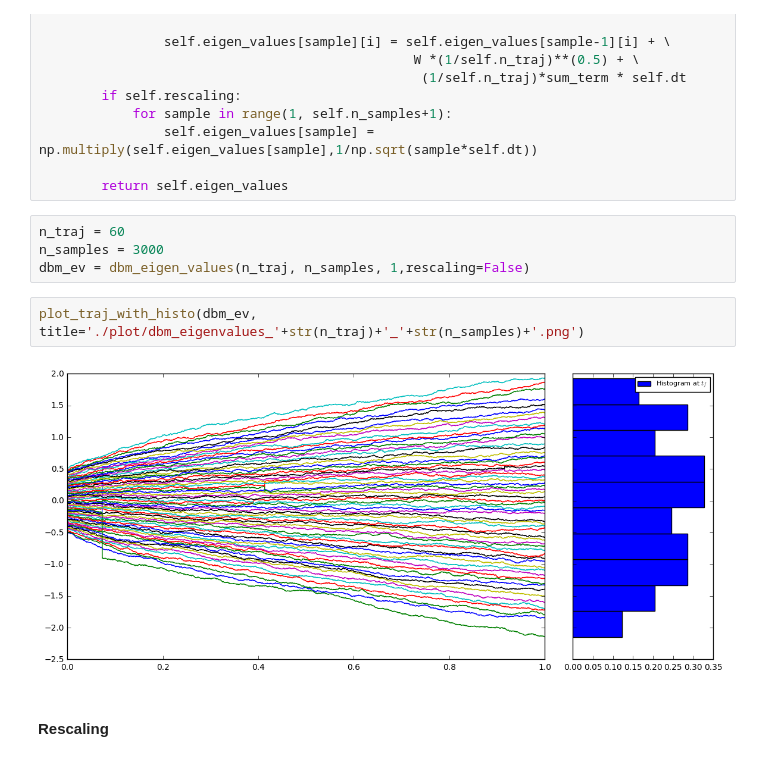
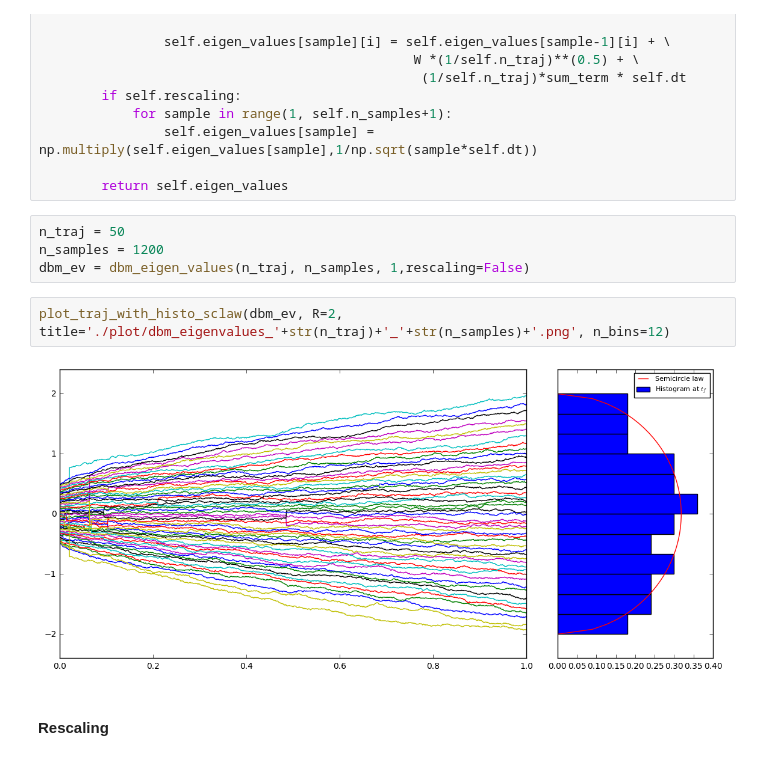
Before and after one commit to MinGao1314/dbm, a Jupyter notebook: dyson_brownian_motion/dyson_brownian_motion.ipynb, the cells around one changed output. Cells and saved outputs as stored; diff of their text form.

```diff
--- a/dyson_brownian_motion/dyson_brownian_motion.ipynb
+++ b/dyson_brownian_motion/dyson_brownian_motion.ipynb
@@ -139,13 +183,13 @@ class dbm_eigen_values:
 
         return self.eigen_values
 # %%
-n_traj = 60
-n_samples = 3000
+n_traj = 50
+n_samples = 1200
 dbm_ev = dbm_eigen_values(n_traj, n_samples, 1,rescaling=False)
 # %%
-plot_traj_with_histo(dbm_ev, title='./plot/dbm_eigenvalues_'+str(n_traj)+'_'+str(n_samples)+'.png')
+plot_traj_with_histo_sclaw(dbm_ev, R=2, title='./plot/dbm_eigenvalues_'+str(n_traj)+'_'+str(n_samples)+'.png', n_bins=12)
 # %% [output]
-[figure, old version]
+[figure, new version]
 # %% [markdown]
 #### Rescaling
 # %%
```
Also changed, not shown: parts of 12 cells of this notebook, 5 other files.
